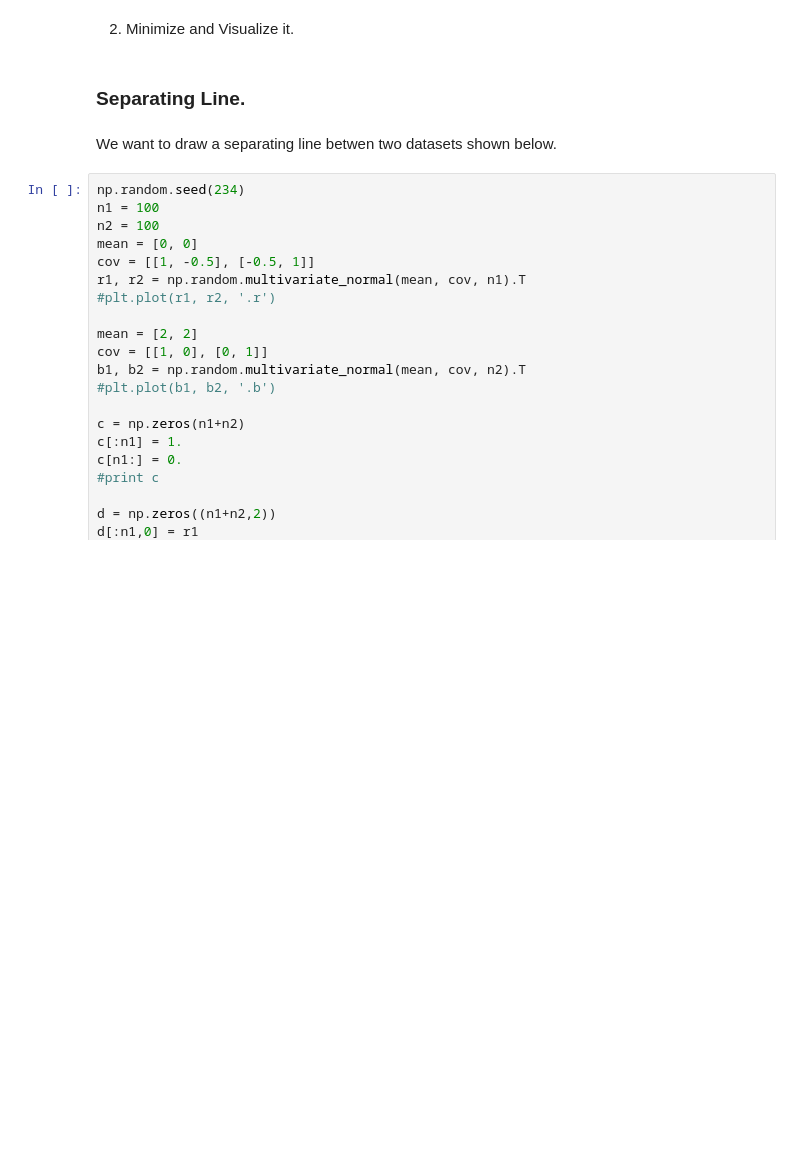
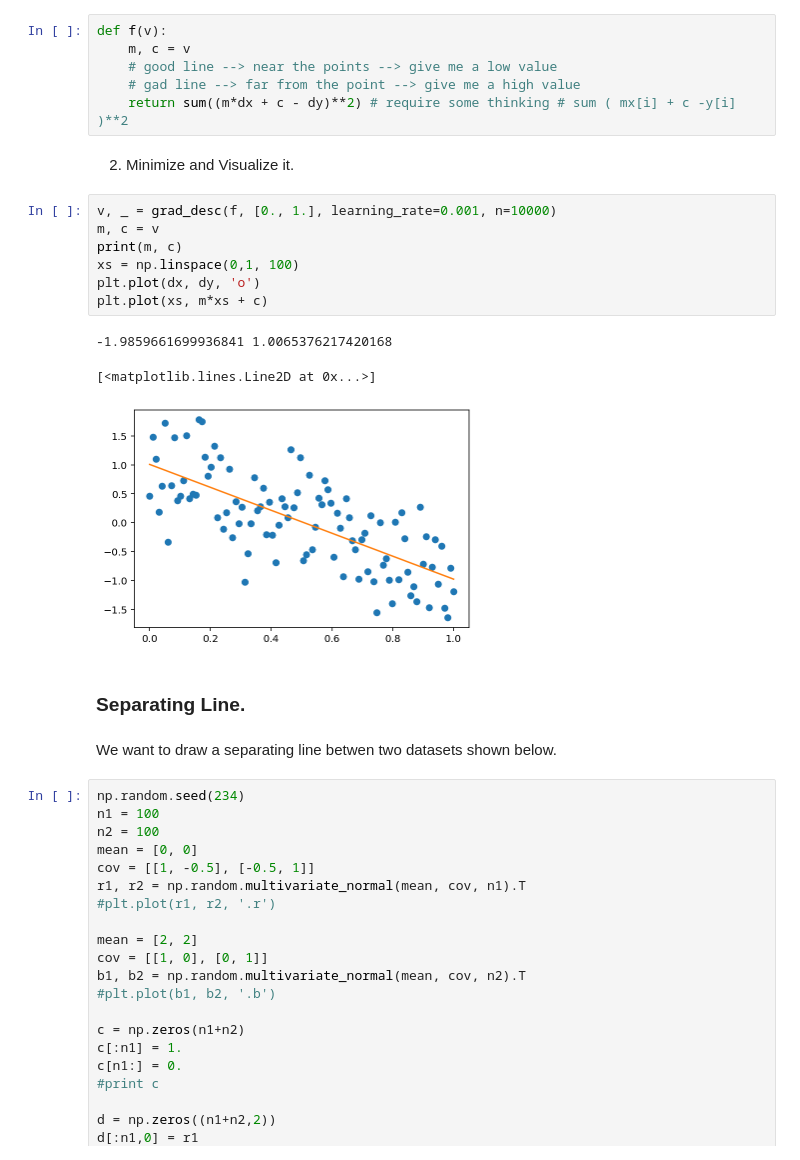
Before and after one commit to MUIC-Numerical-Methods-2018/Exercise-5, a Jupyter notebook: 05 Gradient Descent.ipynb, the cells around one changed output. Drawn from its saved outputs; the diff is of its cells as text; blank space fills up the shorter version.

```diff
--- a/05 Gradient Descent.ipynb
+++ b/05 Gradient Descent.ipynb
@@ -255,7 +255,24 @@ plt.plot(dx,dy,'.r')
 # %% [markdown]
 1) What exactly are we trying to minimize and why?
+# %%
+def f(v):
+    m, c = v
+    # good line --> near the points --> give me a low value
+    # gad line --> far from the point --> give me a high value
+    return sum((m*dx + c - dy)**2) # require some thinking # sum ( mx[i] + c -y[i] )**2
 # %% [markdown]
 2) Minimize and Visualize it.
+# %%
+v, _ = grad_desc(f, [0., 1.], learning_rate=0.001, n=10000)
+m, c = v
+print(m, c)
+xs = np.linspace(0,1, 100)
+plt.plot(dx, dy, 'o')
+plt.plot(xs, m*xs + c)
+# %% [output]
+-1.9859661699936841 1.0065376217420168
+[<matplotlib.lines.Line2D at 0x...>]
+[figure, added]
 # %% [markdown]
 ### Separating Line.
 # %% [markdown]
```
Also changed, not shown: parts of 1 cell of this notebook.
